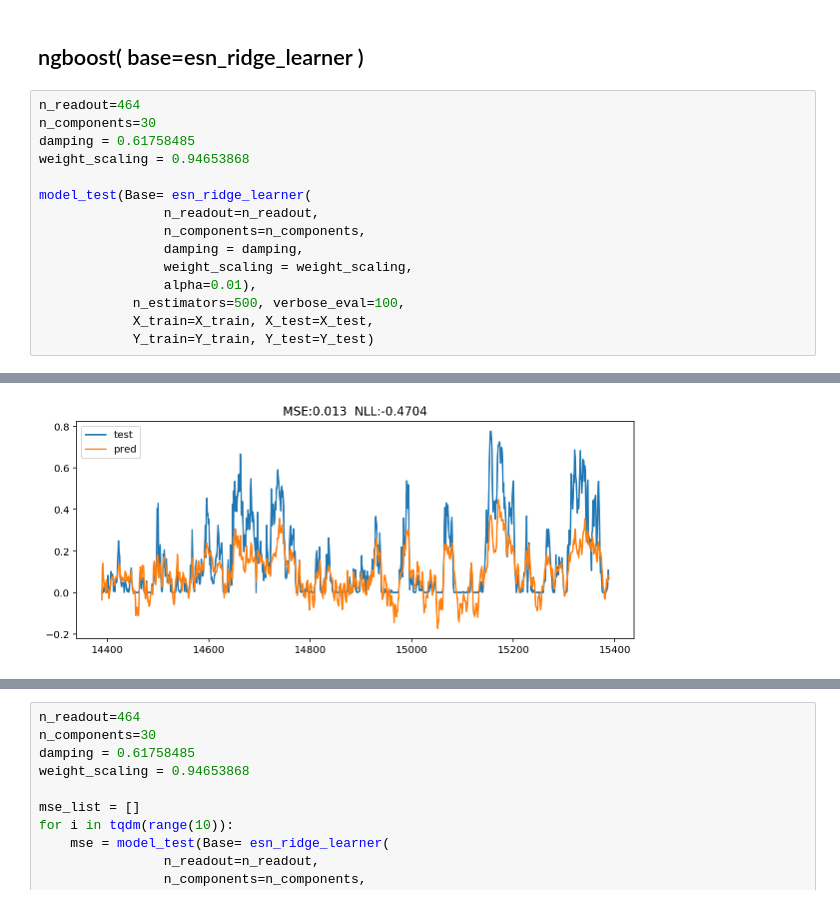
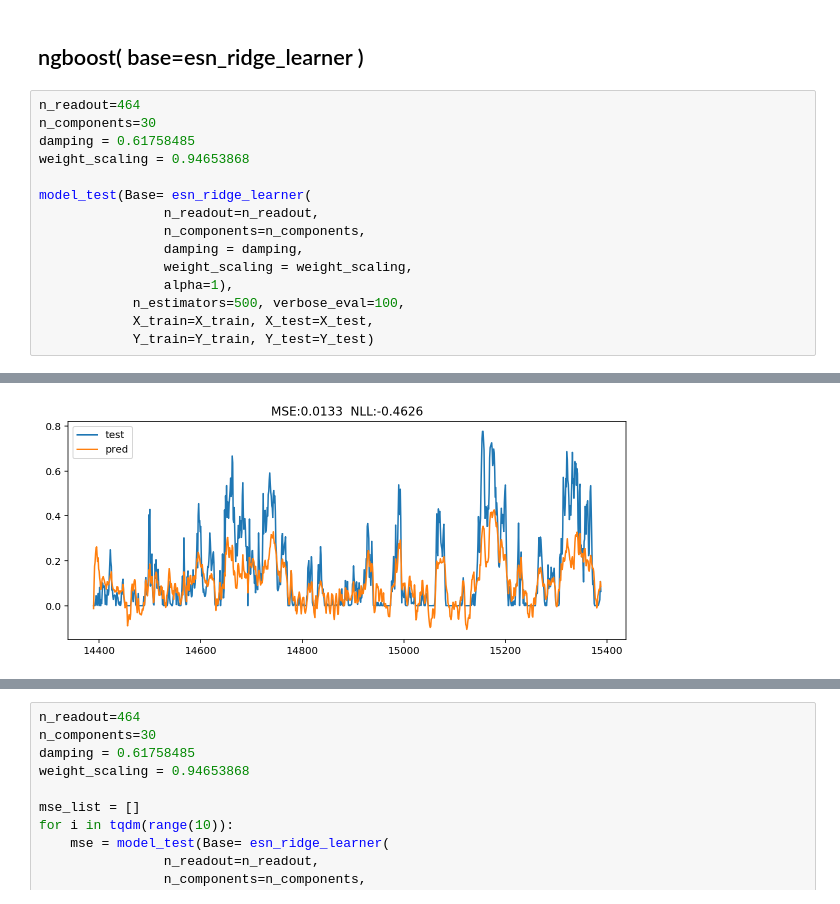
Before and after one commit to longdongchuan/ML_Project, a Jupyter notebook: ML - 2.1/result/GA-esn_learners/ridge模型对比.ipynb, the cells around one changed output, grey strips where cells are left out. Drawn from its saved outputs; the diff is of its cells as text.

```diff
--- a/ML - 2.1/result/GA-esn_learners/ridge模型对比.ipynb
+++ b/ML - 2.1/result/GA-esn_learners/ridge模型对比.ipynb
@@ -137,7 +234,7 @@ model_test(Base= esn_ridge_learner(
                 n_components=n_components,
                 damping = damping,
                 weight_scaling = weight_scaling,
-                alpha=0.01),
+                alpha=1),
             n_estimators=500, verbose_eval=100,
             X_train=X_train, X_test=X_test,
             Y_train=Y_train, Y_test=Y_test)
@@ -159 +256 @@ Test NLL -0.4703682856796566
-[figure, old version]
+[figure, new version]
```
Also changed, not shown: parts of 12 cells of this notebook, 4 other files.
